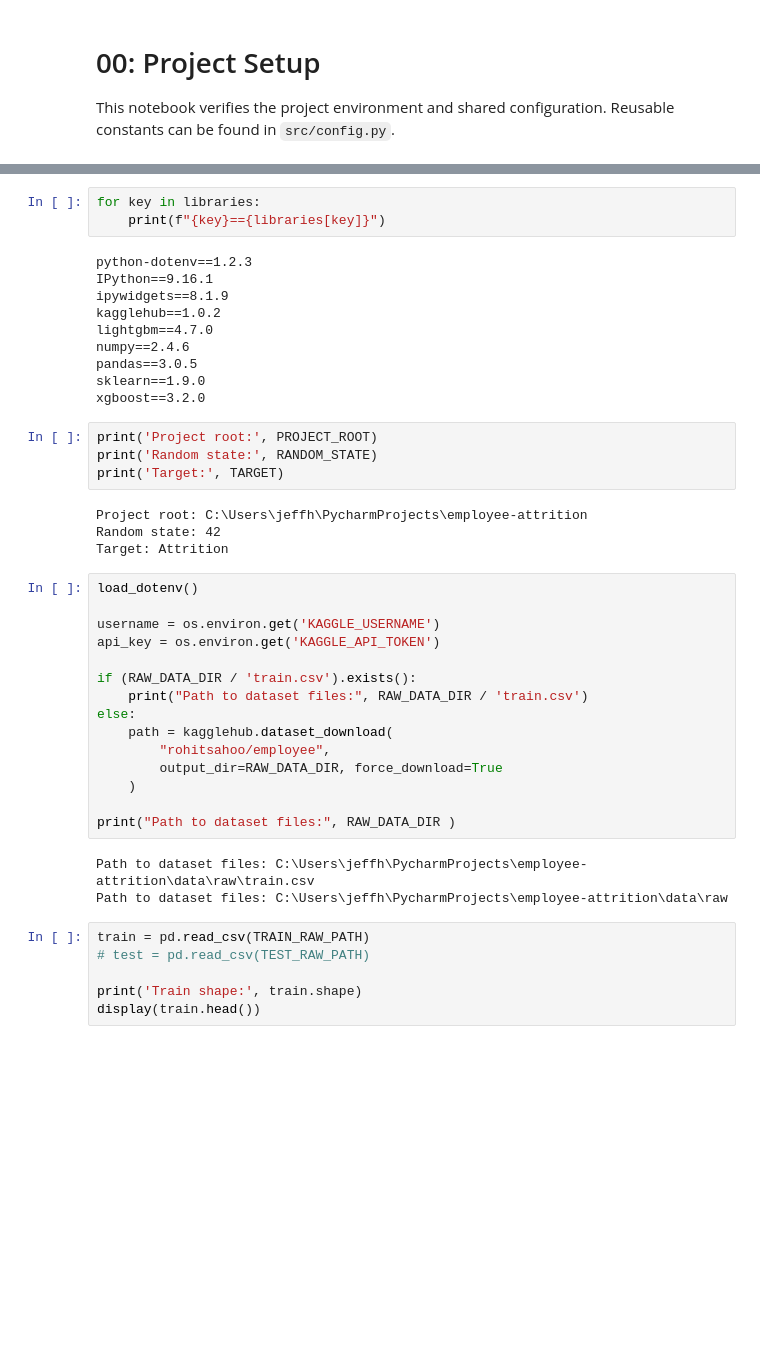
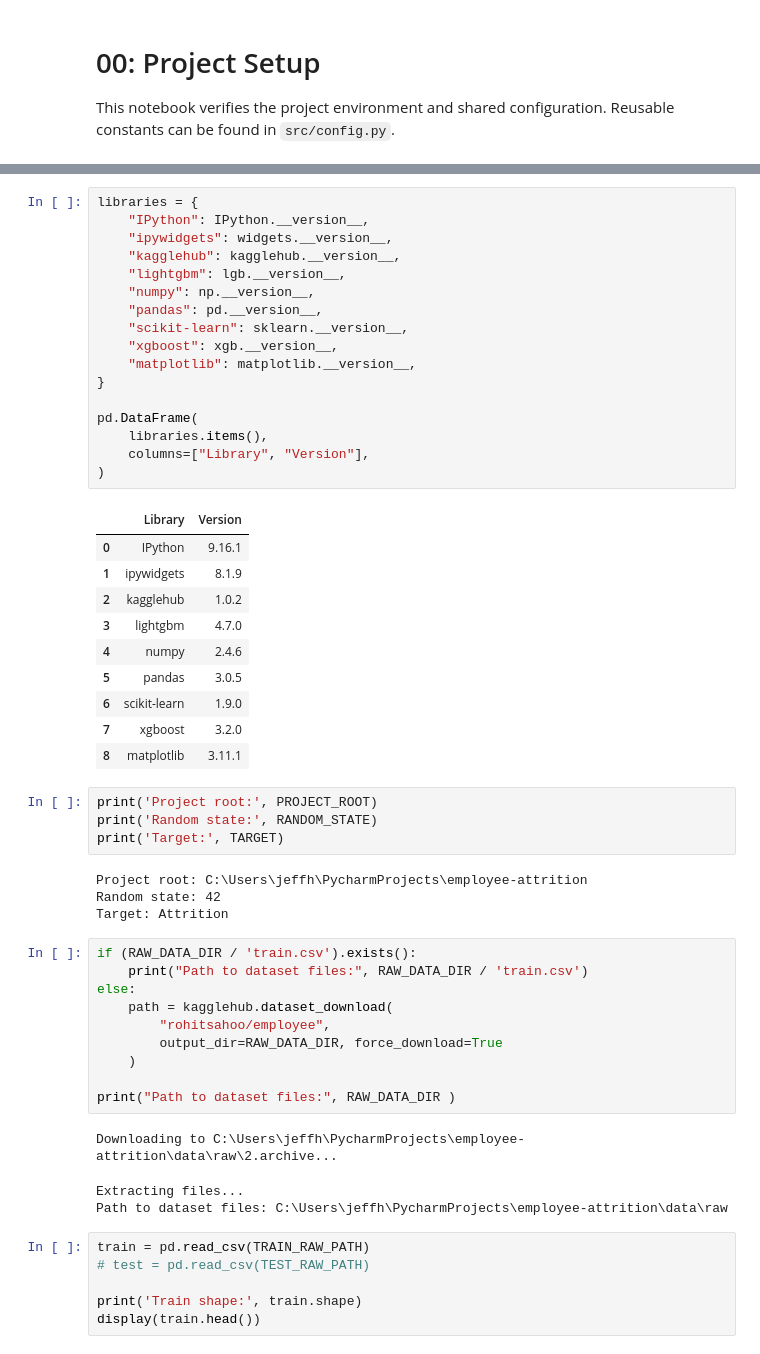
Before and after one commit to jeffhb60/employee-attrition, a Jupyter notebook: notebooks/00_Project_Setup.ipynb, the cells around one changed output, grey strips where cells are left out. Cells and saved outputs as stored; diff of their text form; blank space fills up the shorter version.

```diff
--- a/notebooks/00_Project_Setup.ipynb
+++ b/notebooks/00_Project_Setup.ipynb
@@ -87,16 +31,31 @@ except ImportError:
 # %%
-for key in libraries:
-    print(f"{key}=={libraries[key]}")
+libraries = {
+    "IPython": IPython.__version__,
+    "ipywidgets": widgets.__version__,
+    "kagglehub": kagglehub.__version__,
+    "lightgbm": lgb.__version__,
+    "numpy": np.__version__,
+    "pandas": pd.__version__,
+    "scikit-learn": sklearn.__version__,
+    "xgboost": xgb.__version__,
+    "matplotlib": matplotlib.__version__,
+}
+
+pd.DataFrame(
+    libraries.items(),
+    columns=["Library", "Version"],
+)
 # %% [output]
-python-dotenv==1.2.3
-IPython==9.16.1
-ipywidgets==8.1.9
-kagglehub==1.0.2
-lightgbm==4.7.0
-numpy==2.4.6
-pandas==3.0.5
-sklearn==1.9.0
-xgboost==3.2.0
+|  | Library | Version |
+| 0 | IPython | 9.16.1 |
+| 1 | ipywidgets | 8.1.9 |
+| 2 | kagglehub | 1.0.2 |
+| 3 | lightgbm | 4.7.0 |
+| 4 | numpy | 2.4.6 |
+| 5 | pandas | 3.0.5 |
+| 6 | scikit-learn | 1.9.0 |
+| 7 | xgboost | 3.2.0 |
+| 8 | matplotlib | 3.11.1 |
 # %%
 print('Project root:', PROJECT_ROOT)
 print('Random state:', RANDOM_STATE)
@@ -106,11 +65,6 @@ Project root: C:\Users\jeffh\PycharmProjects\employee-attrition
 Random state: 42
 Target: Attrition
 # %%
-load_dotenv()
-
-username = os.environ.get('KAGGLE_USERNAME')
-api_key = os.environ.get('KAGGLE_API_TOKEN')
-
 if (RAW_DATA_DIR / 'train.csv').exists():
     print("Path to dataset files:", RAW_DATA_DIR / 'train.csv')
 else:
@@ -121,8 +75,9 @@ else:
 
 print("Path to dataset files:", RAW_DATA_DIR )
 # %% [output]
-Path to dataset files: C:\Users\jeffh\PycharmProjects\employee-attrition\data\raw\train.csv
-Path to dataset files: C:\Users\jeffh\PycharmProjects\employee-attrition\data\raw
+Downloading to C:\Users\jeffh\PycharmProjects\employee-attrition\data\raw\2.archive...
+Extracting files...
+Path to dataset files: C:\Users\jeffh\PycharmProjects\employee-attrition\data\raw
 # %%
 train = pd.read_csv(TRAIN_RAW_PATH)
 # test = pd.read_csv(TEST_RAW_PATH)
```
Also changed, not shown: parts of 3 cells of this notebook, 11 other files.
